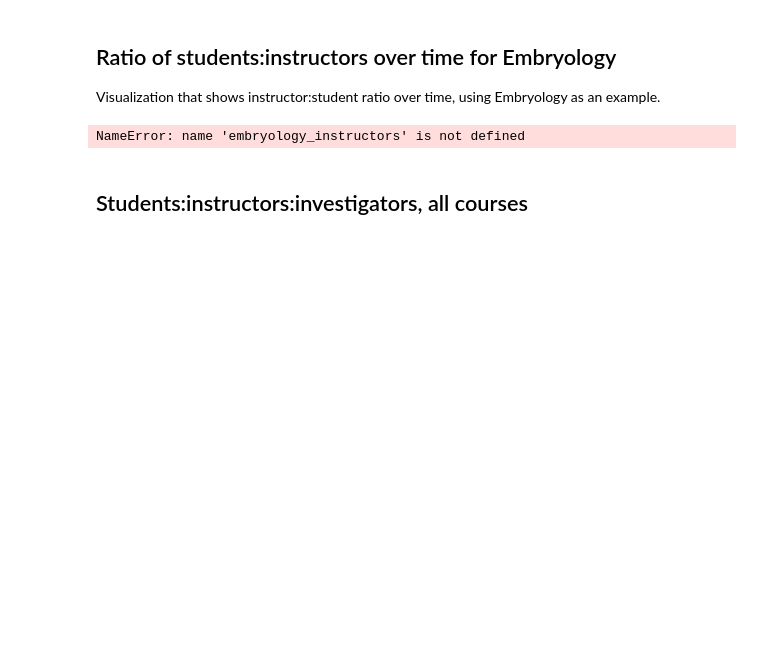
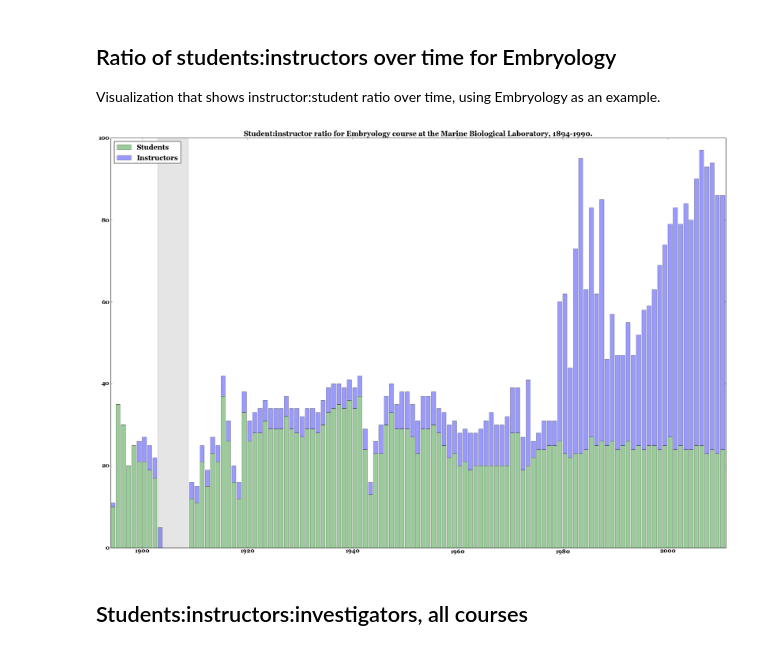
Before and after one commit to erickpeirson/MBL-course-data-visualizations, a Jupyter notebook: 2014-01-20 MBL Course Data.ipynb, the cells around one changed output. Drawn from its saved outputs; the diff is of its cells as text; code cells hidden in the pictures; blank space fills up the shorter version.

```diff
--- a/2014-01-20 MBL Course Data.ipynb
+++ b/2014-01-20 MBL Course Data.ipynb
@@ -111,37 +111,39 @@ figure_caption = 'MBL course attendance data from http://hpsrepository.asu.edu/h
                                 'course coordinator']) + "."
                   #+ " Dashed line indicates the student:instructor ratio over time."
 # %%
-instructor_y = np.array([ float(embryology_instructors[i]) for i in xrange(1893, 2011) ])
-student_y = np.array([ float(embryology_students[i]) for i in xrange(1893, 2011) ])
+instructor_y = np.array([ float(embryology_instructors[i]) for i in xrange(1894, 2011) ])
+student_y = np.array([ float(embryology_students[i]) for i in xrange(1894, 2011) ])
 ratio = ( student_y / ( instructor_y + 1 ) ) + 1
 
 fig = plt.figure(figsize=(30,20))
 ax1 = plt.subplot(1, 1, 1)
 font = {'family' : 'georgia',
         'weight' : 'bold',
         'size'   : 16}
 
 matplotlib.rc('font', **font)
 
-ax1.bar( range(1893,2011), student_y, lw=1, color='g', alpha=0.4, label='Students')
-ax1.bar( range(1893,2011), instructor_y, bottom=student_y, lw=1, color='b', alpha=0.4, label='Instructors')
+ax1.bar( range(1894,2011), student_y, lw=1, color='g', alpha=0.4, label='Students')
+ax1.bar( range(1894,2011), instructor_y, bottom=student_y, lw=1, color='b', alpha=0.4, label='Instructors')
 
 #ax1.text(1940, -4, figure_title, horizontalalignment='center', fontsize=20)
 #ax1.text(1940, -12, figure_caption, horizontalalignment='center', fontsize=14, style='normal')
 
 plt.legend(loc=2)
 
 #ax2 = ax1.twinx()
 #ax2.set_yscale('log')
 #ax2.plot( range(1893,2000), ratio-1, 'k--', lw=6, alpha=0.6, label="Students : Instructors", dashes=(20, 10))
 
 plt.title(figure_title)
-plt.xlim(1893,2011)
+plt.xlim(1894,2011)
 plt.legend(loc=2)
 
+ax1.add_patch(plt.Rectangle((1903,0), 5.8, 100, color='gray', alpha=0.2, lw=2))
+
 plt.show()
 # %% [output]
-NameError: name 'embryology_instructors' is not defined
+[figure, added]
 # %% [markdown]
 ## Students:instructors:investigators, all courses
 # %%
```
Also changed, not shown: parts of 4 cells of this notebook, 15 other files.
